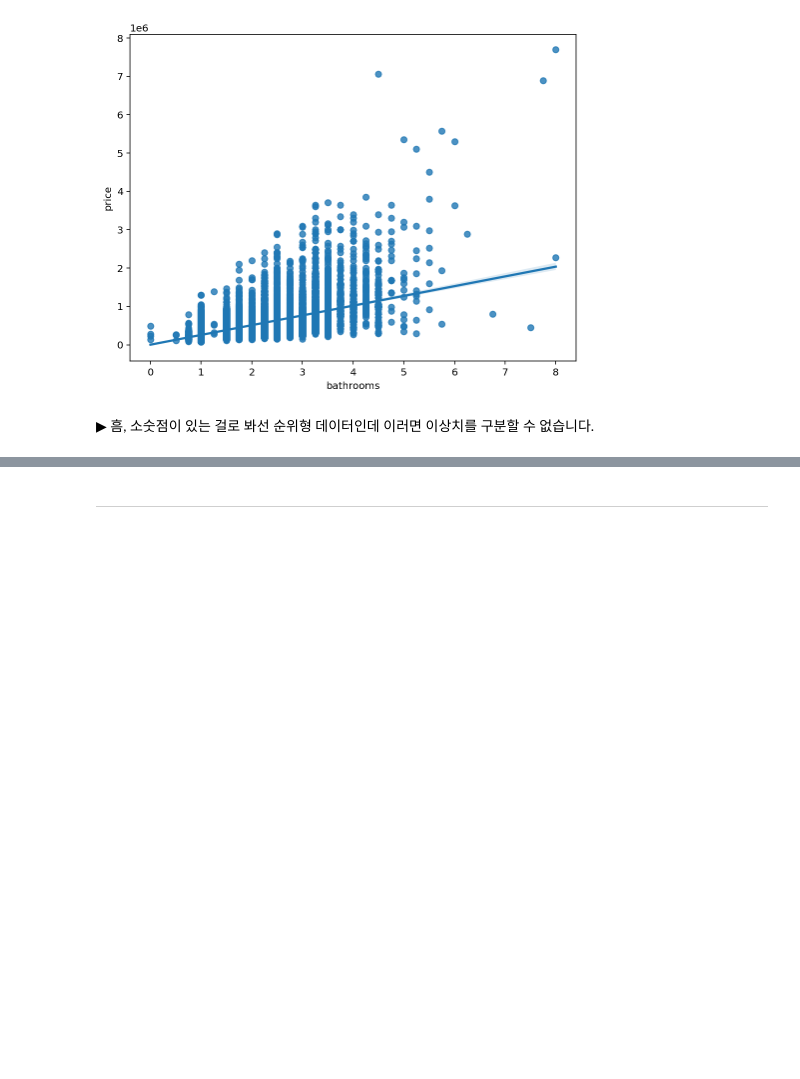
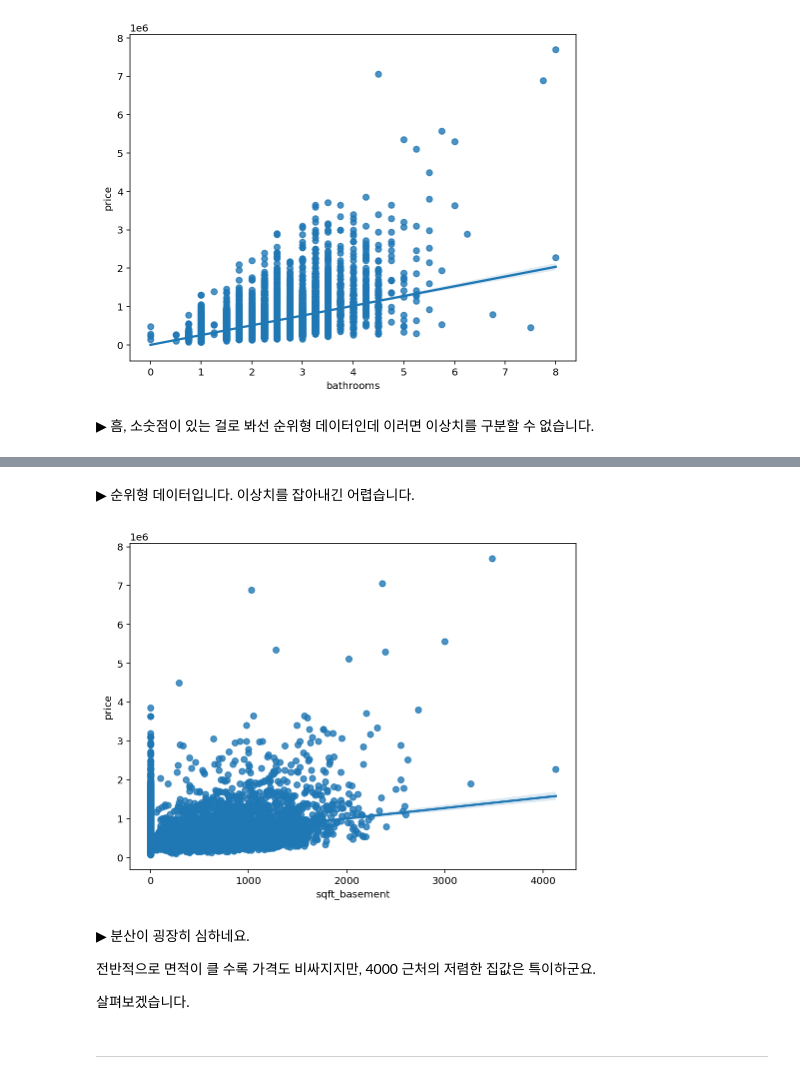
Before and after one commit to ethan-yoo/2022_AIFFEL_Exploration, a Jupyter notebook: E04_kaggle_housing.ipynb, the cells around one changed output, grey strips where cells are left out. Cells and saved outputs as stored; diff of their text form; code cells hidden in the pictures; blank space fills up the shorter version.

```diff
--- a/E04_kaggle_housing.ipynb
+++ b/E04_kaggle_housing.ipynb
@@ -1223,3 +1253,18 @@ fig = sns.regplot(x='bathrooms', y='price', data=data)
+# %% [markdown]
+▶︎ 순위형 데이터입니다. 이상치를 잡아내긴 어렵습니다.
+# %%
+# sqft_basement
+data = pd.concat([train4['price'], train4['sqft_basement']], axis=1)
+f, ax = plt.subplots(figsize=(8,6))
+fig = sns.regplot(x='sqft_basement', y='price', data=data)
+# %% [output]
+[figure, added]
+# %% [markdown]
+▶︎ 분산이 굉장히 심하네요.
+
+전반적으로 면적이 클 수록 가격도 비싸지지만, 4000 근처의 저렴한 집값은 특이하군요.
+
+살펴보겠습니다.
 # %% [markdown]
 ---
 # %% [markdown]
```
Also changed, not shown: parts of 16 cells of this notebook.
